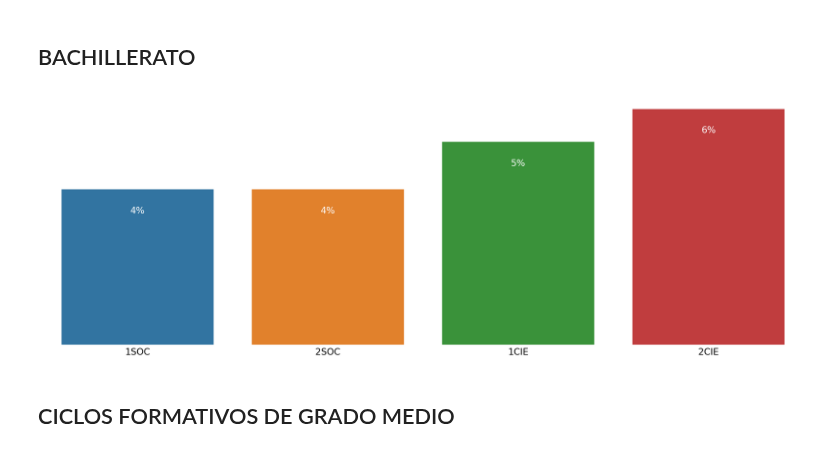
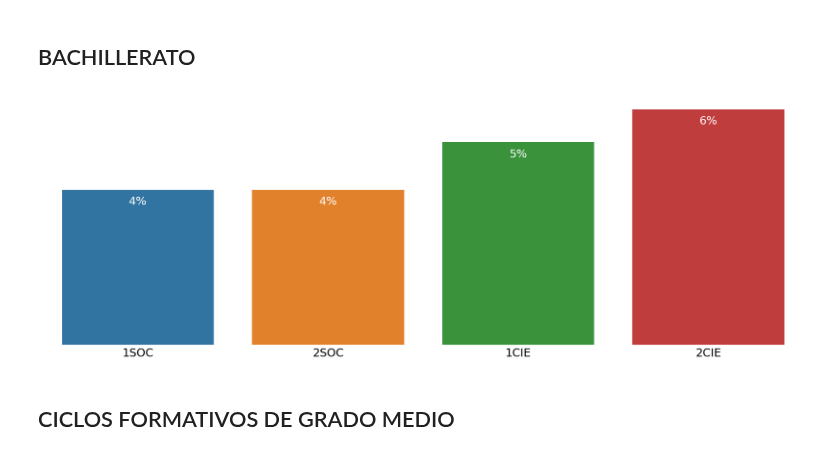
Before and after one commit to iespuertodelacruz/analitica, a Jupyter notebook: C1718/E2.ipynb, the cells around one changed output. Cells and saved outputs as stored; diff of their text form; code cells hidden in the pictures.

```diff
--- a/C1718/E2.ipynb
+++ b/C1718/E2.ipynb
@@ -76,11 +76,12 @@ def makeup_chart(fontsize, value_margin, is_percentage):
     plt.tick_params(top="off", bottom="off", left="off",
                     right="off", labelleft="off", labelbottom="on")
 # %%
-def bar_chart(serie, value_margin=3, is_percentage=True):
-    FONTSIZE = 20
+def bar_chart(serie, is_percentage=True):
+    FONTSIZE = 25
     serie = serie.sort_values()
-    plt.figure(figsize=(30, 10), dpi=96)
+    #plt.figure(figsize=(30, 10), dpi=96)
+    plt.figure(figsize=(30, 10))
     sns.barplot(serie.index, serie)
-    makeup_chart(FONTSIZE, value_margin, is_percentage)
+    makeup_chart(FONTSIZE, serie.max() / 20, is_percentage)
 # %%
 def factor_chart(data, y, value_margin=2, is_percentage=True, estimator=np.mean):
@@ -342,9 +361,9 @@ bar_chart(df_ESOFPB["absentismo"], 1)
 # %% [markdown]
 ## BACHILLERATO
 # %%
-bar_chart(df_BACH["absentismo"], 0.5)
+bar_chart(df_BACH["absentismo"])
 # %% [output]
-[figure, old version]
+[figure, new version]
 # %% [markdown]
 ## CICLOS FORMATIVOS DE GRADO MEDIO
 # %%
```
Also changed, not shown: parts of 22 cells of this notebook.
